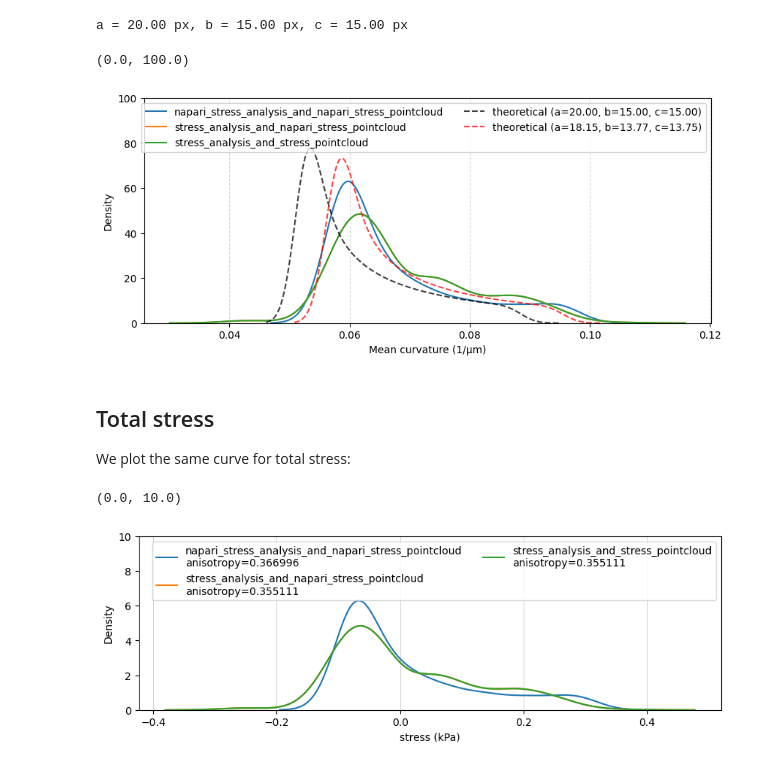
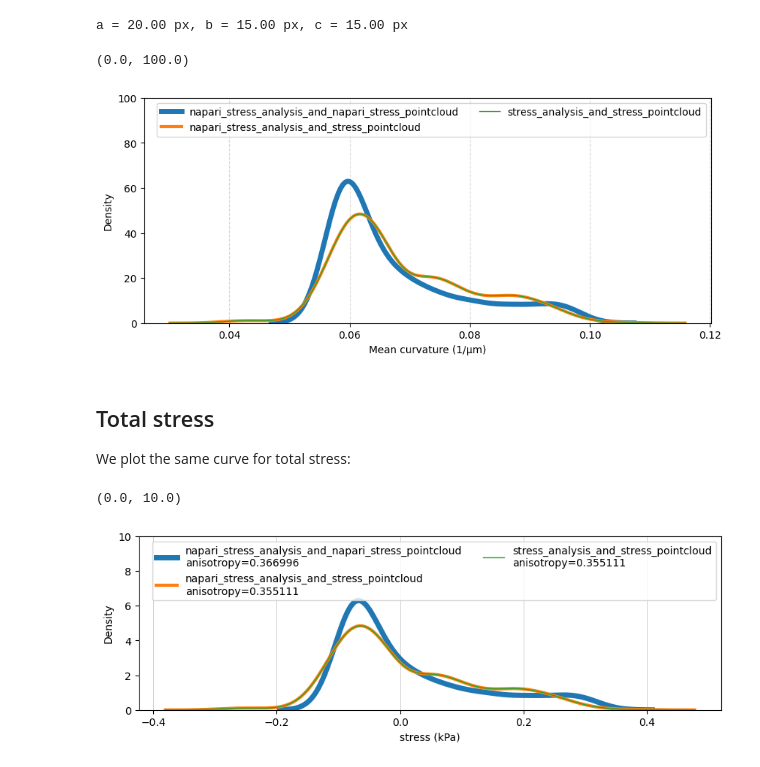
Before and after one commit to campaslab/napari-stress, a Jupyter notebook: docs/05_FAQ/02_validation/analyze_validation.ipynb, the cells around one changed output. Cells and saved outputs as stored; diff of their text form; code cells hidden in the pictures.

```diff
--- a/docs/05_FAQ/02_validation/analyze_validation.ipynb
+++ b/docs/05_FAQ/02_validation/analyze_validation.ipynb
@@ -95,15 +294,14 @@ mpl.style.use('default')
 
 fig, ax = plt.subplots(figsize=(10,3))
 file = 'mean_curvatures.csv'
-for _, directory in enumerate(os.listdir(dataset)):
+for idx, directory in enumerate(os.listdir(dataset)):
     if not os.path.isdir(os.path.join(dataset, directory)):
         continue
 
     mean_curvatures = np.loadtxt(os.path.join(dataset, directory, file))
+    sns.kdeplot(data=mean_curvatures, ax=ax, label=directory, linewidth=6-idx*2+1)
 
-    sns.kdeplot(data=mean_curvatures, ax=ax, label=directory)
-
-ax.set_xlabel('Mean curvature (1/µm)')
+ax.set_xlabel('Mean curvature')
 ax.grid(which='major', axis='x', linestyle='--', alpha=0.5)
 
 ax.legend(ncols=2)
@@ -127,13 +325,13 @@ def calculate_anisotropy(values, alpha=0.05):
 fig, ax = plt.subplots(figsize=(10,3))
 file = 'total_stress.csv'
 idx = 0
-for _, directory in enumerate(os.listdir(dataset)):
+for idx, directory in enumerate(os.listdir(dataset)):
     if not os.path.isdir(os.path.join(dataset, directory)):
         continue
 
     total_stresses = np.loadtxt(os.path.join(dataset, directory, file))
     anisotropy = calculate_anisotropy(total_stresses)
-    sns.kdeplot(data=total_stresses, ax=ax, label=directory+'\nanisotropy={:2f}'.format(anisotropy))
+    sns.kdeplot(data=total_stresses, ax=ax, label=directory+'\nanisotropy={:2f}'.format(anisotropy), linewidth=6-idx*2+1)
     ax.set_xlabel('stress (kPa)')
     ax.grid(which='major', axis='x', linestyle='-', linewidth='0.5', color='gray', alpha=0.5)
 
@@ -191,40 +362,22 @@ a = 20.00 px, b = 15.00 px, c = 15.00 px
 # %%
 mpl.style.use('default')
 
 fig, ax = plt.subplots(figsize=(10,4))
 idx = 0
-for _, directory in enumerate(os.listdir(dataset)):
+for idx, directory in enumerate(os.listdir(dataset)):
     if not os.path.exists(os.path.join(dataset, directory, 'mean_curvatures.csv')):
         continue
 
     mean_curvatures = np.loadtxt(os.path.join(dataset, directory, 'mean_curvatures.csv'))
-    recovered_pointcloud = np.loadtxt(os.path.join(dataset, directory, 'pointcloud.csv'))
-    recovered_axis_lengths = np.sort(pointcloud_napari_stress0_centered.max(axis=0) - pointcloud_napari_stress0_centered.min(axis=0))[::-1]/2
+    sns.kdeplot(data=mean_curvatures, ax=ax, label=directory, linewidth=6-idx*2+1)
 
-    mean_curvatures_theoretical = theoretical_mean_curvature_on_pointcloud(
-        axis_lengths[0],
-        axis_lengths[1],
-        axis_lengths[2],
-        pointcloud_napari_stress0_centered)
-    mean_curvatures_theoretical_recovered = theoretical_mean_curvature_on_pointcloud(
-        recovered_axis_lengths[0],
-        recovered_axis_lengths[1],
-        recovered_axis_lengths[2],
-        pointcloud_napari_stress0_centered)
-
-    sns.kdeplot(data=mean_curvatures, ax=ax, label=directory)
-sns.kdeplot(data=mean_curvatures_theoretical, ax=ax, label='theoretical (a={:.2f}, b={:.2f}, c={:.2f})'.format(*axis_lengths), color='k', linestyle='--',
-            alpha=0.75)
-sns.kdeplot(data=mean_curvatures_theoretical_recovered, ax=ax, label='theoretical (a={:.2f}, b={:.2f}, c={:.2f})'.format(*recovered_axis_lengths), color='r',
-            linestyle='--', alpha=0.75)
 ax.set_xlabel('Mean curvature (1/µm)')
 ax.grid(which='major', axis='x', linestyle='--', alpha=0.5)
-
 ax.legend(ncols=2)
 ax.set_ylim(0, 100)
 # %% [output]
 (0.0, 100.0)
-[figure, old version]
+[figure, new version]
 # %% [markdown]
 ## Total stress
 
@@ -233,13 +386,13 @@ We plot the same curve for total stress:
 fig, ax = plt.subplots(figsize=(10,3))
 file = 'total_stress.csv'
 idx = 0
-for _, directory in enumerate(os.listdir(dataset)):
+for idx, directory in enumerate(os.listdir(dataset)):
     if not os.path.exists(os.path.join(dataset, directory, file)):
         continue
 
     total_stresses = np.loadtxt(os.path.join(dataset, directory, file))
     anisotropy = calculate_anisotropy(total_stresses)
-    sns.kdeplot(data=total_stresses, ax=ax, label=directory+'\nanisotropy={:2f}'.format(anisotropy))
+    sns.kdeplot(data=total_stresses, ax=ax, label=directory+'\nanisotropy={:2f}'.format(anisotropy), linewidth=6-idx*2+1)
 ax.set_xlabel('stress (kPa)')
 ax.grid(which='major', axis='x', linestyle='-', linewidth='0.5', color='gray', alpha=0.5)
 
@@ -247,4 +400,4 @@ ax.legend(ncols=2)
 ax.set_ylim(0, 10)
 # %% [output]
 (0.0, 10.0)
-[figure, old version]
+[figure, new version]
```
Also changed, not shown: parts of 26 cells of this notebook.
